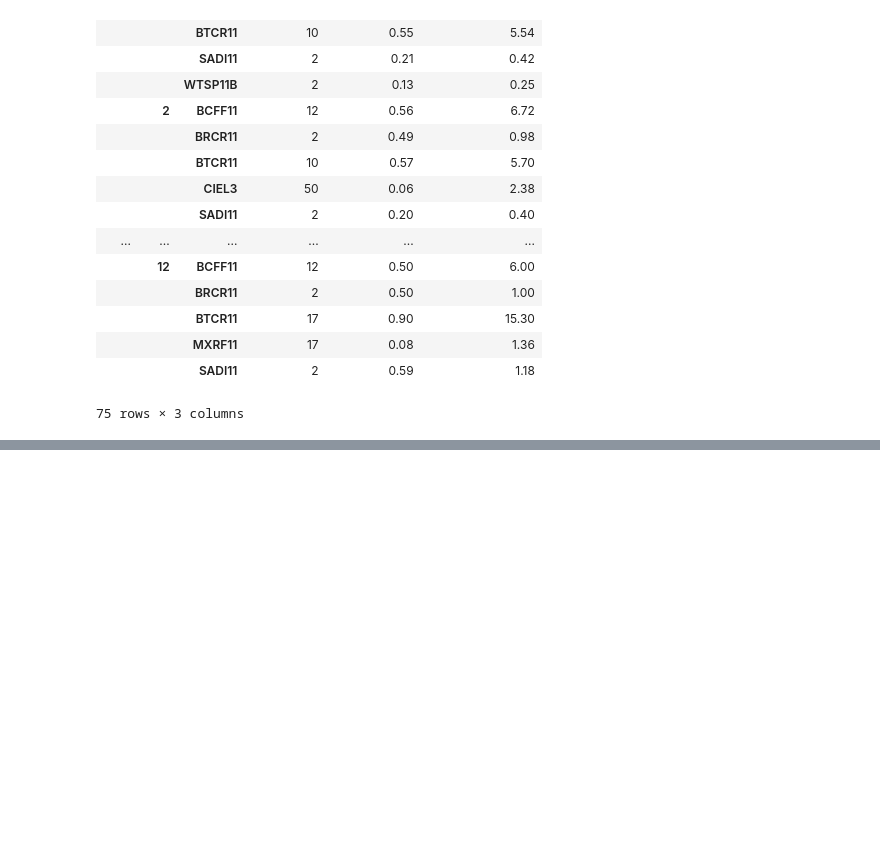
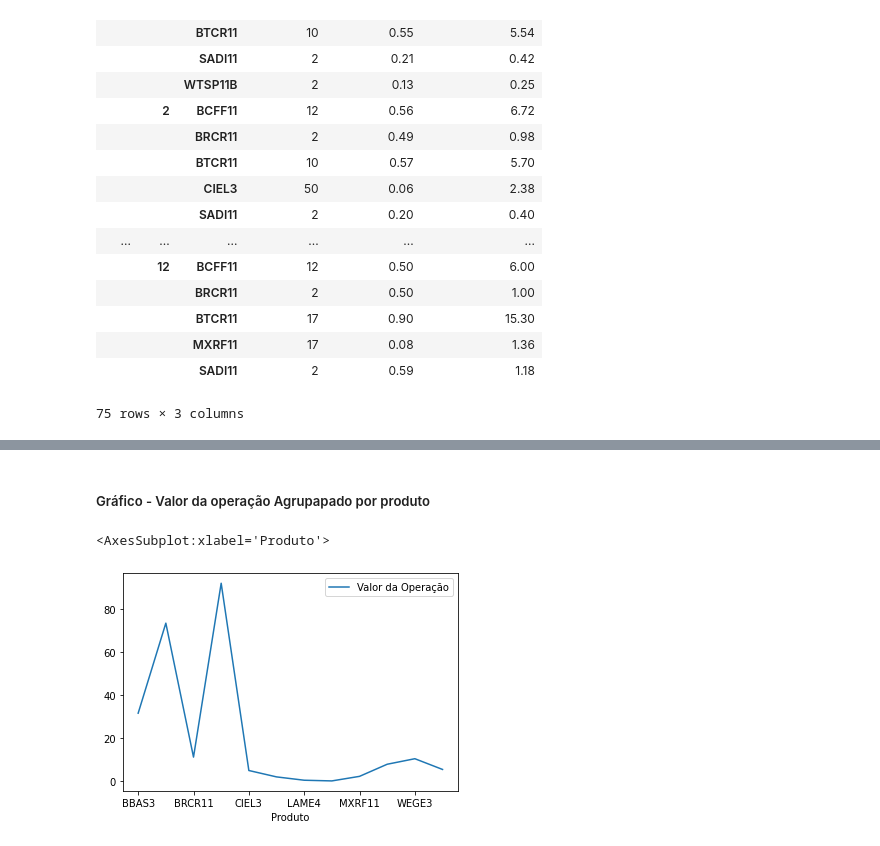
Before and after one commit to CarmoPJunior/Python-Estudos, a Jupyter notebook: analise_B3_Panda/Untitled.ipynb, the cells around one changed output, grey strips where cells are left out. Saved outputs shown, nothing was run; the diff lists cells and outputs as text; code cells hidden in the pictures; blank space fills up the shorter version.

```diff
--- a/Pandas-Analise-B3/Untitled.ipynb
+++ b/analise_B3_Panda/Untitled.ipynb
@@ -220,0 +221,7 @@ df_por_produto
+# %% [markdown]
+##### Gráfico - Valor da operação Agrupapado por produto
+# %%
+df_por_produto.plot()
+# %% [output]
+<AxesSubplot:xlabel='Produto'>
+[figure, added]
```
Also changed, not shown: parts of 8 cells of this notebook, 1 other file.
